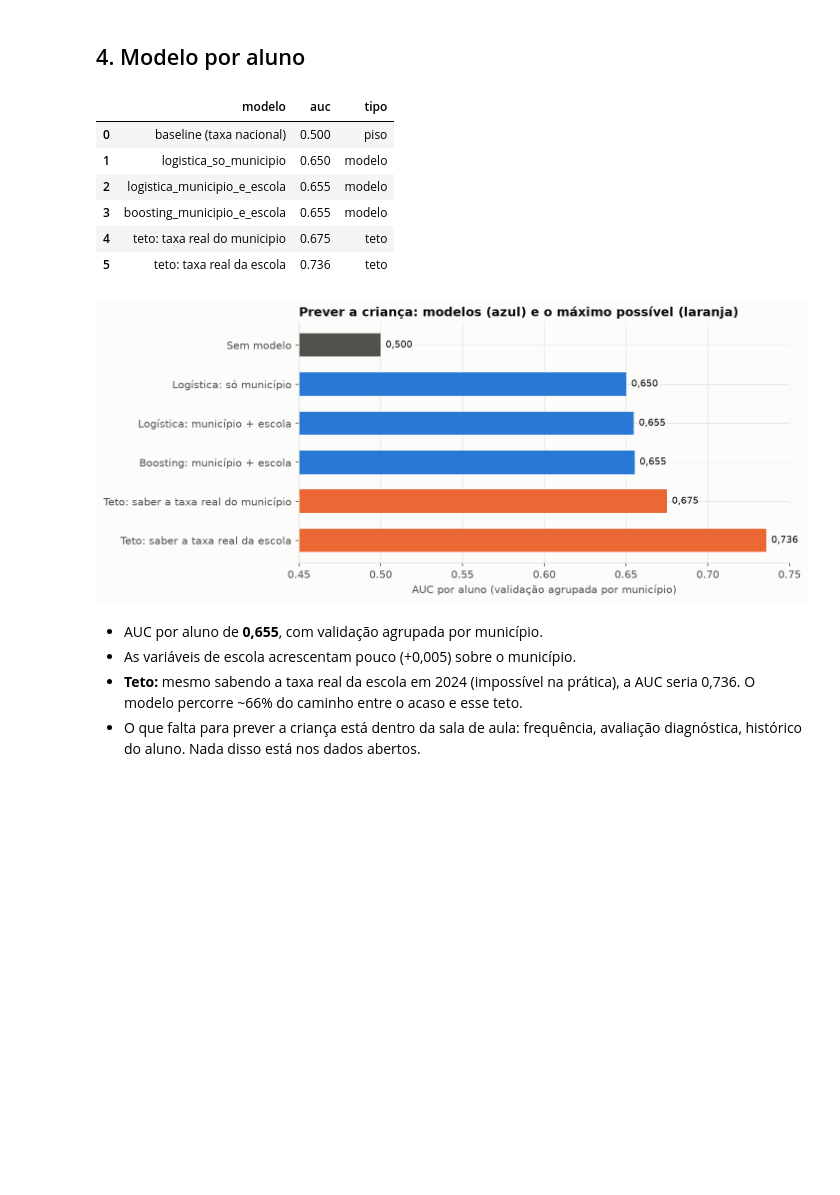
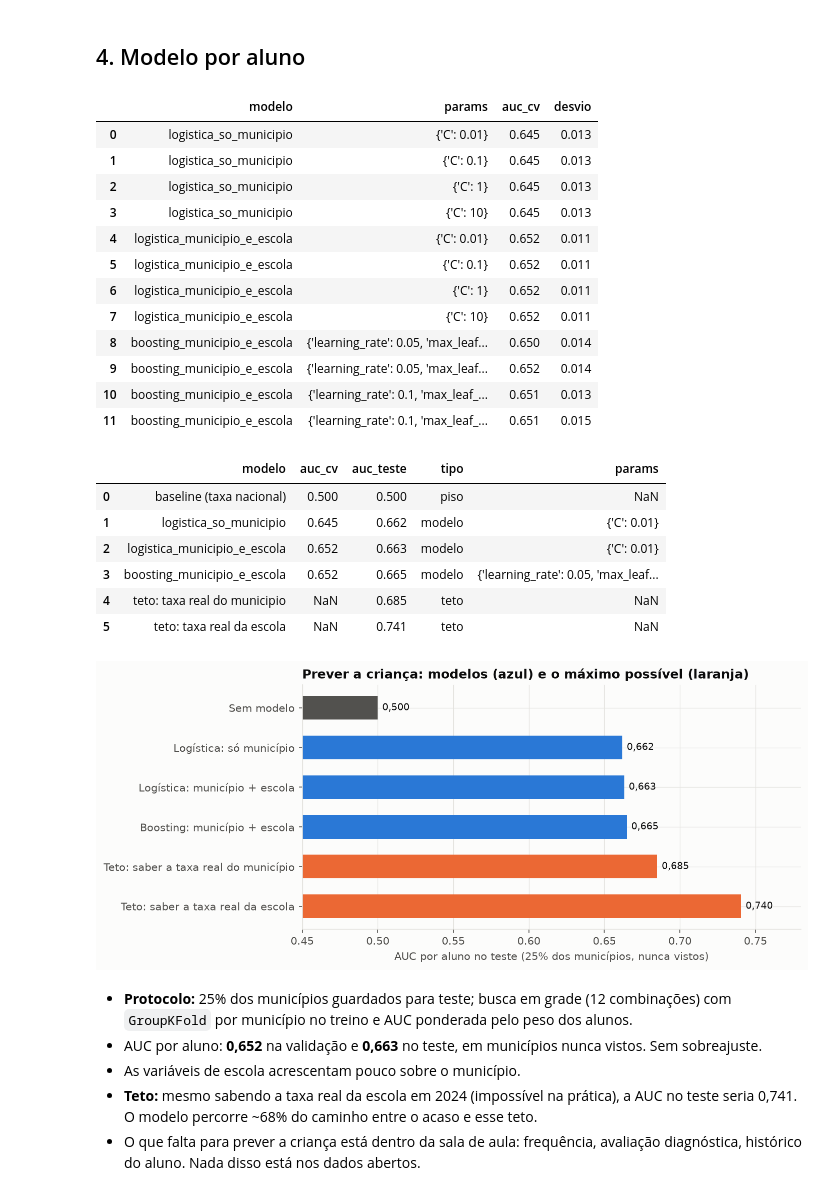
Before and after one commit to leonardoaz98/tech-challenge-fase3, a Jupyter notebook: notebooks/03_escolas_e_modelo_aluno.ipynb, the cells around one changed output. Saved outputs shown, nothing was run; the diff lists cells and outputs as text; code cells hidden in the pictures; blank space fills up the shorter version.

```diff
--- a/notebooks/03_escolas_e_modelo_aluno.ipynb
+++ b/notebooks/03_escolas_e_modelo_aluno.ipynb
@@ -101,20 +101,35 @@ Rede estadual tem taxa um pouco maior (61,7% contra 58,8%). O porte da escola n
 ## 4. Modelo por aluno
 # %%
 m = json.load(open('reports/resultado_modelo_aluno.json'))
-display(pd.DataFrame(m['comparacao']))
+display(pd.DataFrame(m['busca_em_grade']))
+display(pd.DataFrame(m['comparacao_teste']))
 display(Image('images/aluno_auc_comparacao.png'))
 # %% [output]
-|  | modelo | auc | tipo |
-| 0 | baseline (taxa nacional) | 0.500 | piso |
-| 1 | logistica_so_municipio | 0.650 | modelo |
-| 2 | logistica_municipio_e_escola | 0.655 | modelo |
-| 3 | boosting_municipio_e_escola | 0.655 | modelo |
-| 4 | teto: taxa real do municipio | 0.675 | teto |
-| 5 | teto: taxa real da escola | 0.736 | teto |
+|  | modelo | params | auc_cv | desvio |
+| 0 | logistica_so_municipio | {'C': 0.01} | 0.645 | 0.013 |
+| 1 | logistica_so_municipio | {'C': 0.1} | 0.645 | 0.013 |
+| 2 | logistica_so_municipio | {'C': 1} | 0.645 | 0.013 |
+| 3 | logistica_so_municipio | {'C': 10} | 0.645 | 0.013 |
+| 4 | logistica_municipio_e_escola | {'C': 0.01} | 0.652 | 0.011 |
+| 5 | logistica_municipio_e_escola | {'C': 0.1} | 0.652 | 0.011 |
+| 6 | logistica_municipio_e_escola | {'C': 1} | 0.652 | 0.011 |
+| 7 | logistica_municipio_e_escola | {'C': 10} | 0.652 | 0.011 |
+| 8 | boosting_municipio_e_escola | {'learning_rate': 0.05, 'max_leaf... | 0.650 | 0.014 |
+| 9 | boosting_municipio_e_escola | {'learning_rate': 0.05, 'max_leaf... | 0.652 | 0.014 |
+| 10 | boosting_municipio_e_escola | {'learning_rate': 0.1, 'max_leaf_... | 0.651 | 0.013 |
+| 11 | boosting_municipio_e_escola | {'learning_rate': 0.1, 'max_leaf_... | 0.651 | 0.015 |
+|  | modelo | auc_cv | auc_teste | tipo | params |
+| 0 | baseline (taxa nacional) | 0.500 | 0.500 | piso | NaN |
+| 1 | logistica_so_municipio | 0.645 | 0.662 | modelo | {'C': 0.01} |
+| 2 | logistica_municipio_e_escola | 0.652 | 0.663 | modelo | {'C': 0.01} |
+| 3 | boosting_municipio_e_escola | 0.652 | 0.665 | modelo | {'learning_rate': 0.05, 'max_leaf... |
+| 4 | teto: taxa real do municipio | NaN | 0.685 | teto | NaN |
+| 5 | teto: taxa real da escola | NaN | 0.741 | teto | NaN |
-[figure, old version]
+[figure, new version]
 # %% [markdown]
-- AUC por aluno de **0,655**, com validação agrupada por município.
-- As variáveis de escola acrescentam pouco (+0,005) sobre o município.
-- **Teto:** mesmo sabendo a taxa real da escola em 2024 (impossível na prática), a AUC seria 0,736. O modelo percorre ~66% do caminho entre o acaso e esse teto.
+- **Protocolo:** 25% dos municípios guardados para teste; busca em grade (12 combinações) com `GroupKFold` por município no treino e AUC ponderada pelo peso dos alunos.
+- AUC por aluno: **0,652** na validação e **0,663** no teste, em municípios nunca vistos. Sem sobreajuste.
+- As variáveis de escola acrescentam pouco sobre o município.
+- **Teto:** mesmo sabendo a taxa real da escola em 2024 (impossível na prática), a AUC no teste seria 0,741. O modelo percorre ~68% do caminho entre o acaso e esse teto.
 - O que falta para prever a criança está dentro da sala de aula: frequência, avaliação diagnóstica, histórico do aluno. Nada disso está nos dados abertos.
 # %%
```
Also changed, not shown: parts of 2 cells of this notebook, 9 other files.
